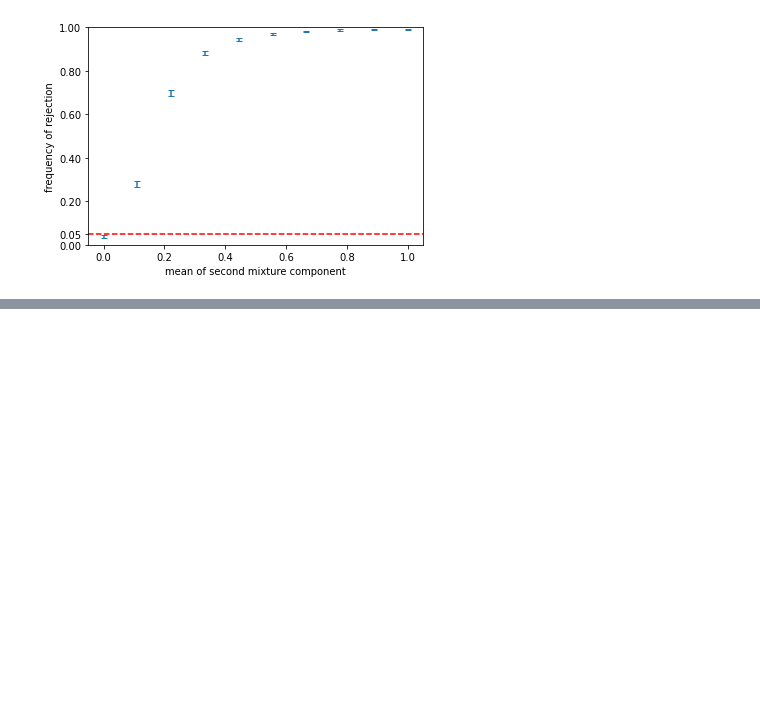
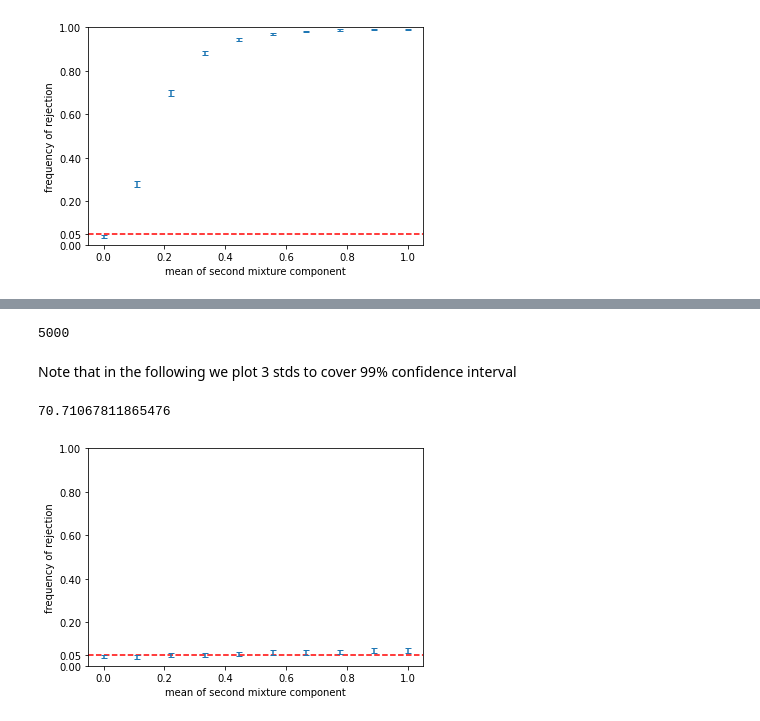
Before and after one commit to TimotheeMathieu/Adaptive_stopping_MC_RL, a Jupyter notebook: adastop/example_simulatedR/analyse.ipynb, the cells around one changed output, grey strips where cells are left out. Cells and saved outputs as stored; diff of their text form; code cells hidden in the pictures; blank space fills up the shorter version.

Commit message:
building plots

```diff
--- a/adastop/example_simulatedR/analyse.ipynb
+++ b/adastop/example_simulatedR/analyse.ipynb
@@ -74,0 +84,3 @@ plt.savefig(os.path.join(workdir, "gaussianVSmg.pdf"))
+# %%
+# path_res = "./mgres"
+path_res2 = "/home/ashilova/Adaptive_stopping_MC_RL/adastop/example_simulatedR/mgres/exp1"
@@ -74,0 +106,46 @@ plt.savefig(os.path.join(workdir, "gaussianVSmg.pdf"))
+# %%
+len(decs2[0.7777777777777777])
+# %% [output]
+5000
+# %% [markdown]
+Note that in the following we plot 3 stds to cover 99% confidence interval
+# %%
+power2 = {}
+power_std2 = {}
+power_confidence_interval2 = {}
+n_iter_avg2 = {}
+sqrt_n = np.sqrt(len(decs2[0]))
+print(sqrt_n)
+
+for dmu in decs2.keys():
+    p = np.array(decs2[dmu]) != "equal"
+    power2[dmu] = np.mean(p)
+    power_std2[dmu] = np.std(p)
+    power_confidence_interval2[dmu] = np.std(p)/sqrt_n*3
+for k in n_iters2.keys():
+    n_iter_avg2[k] = np.mean(n_iters2[k])
+
+powers2, power_stds2, power_confidence_intervals2 = dict(sorted(power2.items())),  dict(sorted(power_std2.items())), dict(sorted(power_confidence_interval2.items()))
+# %% [output]
+70.71067811865476
+# %%
+import sys
+import os
+home_folder = os.environ["HOME"]
+workdir = os.path.join(home_folder,"Adaptive_stopping_MC_RL","adastop", "example_simulatedR")
+sys.path.insert(0, workdir)
+
+plt.axhline(y = 0.05, color = 'r', linestyle = '--')
+# plt.axhline(y = 1, color = 'r', linestyle = '-')
+# plt.axhline(y = 0., color = 'r', linestyle = '-')
+plt.ylim((0,1))
+plt.yticks(np.append(np.linspace(0,1,6),0.05))
+# plt.errorbar(powers.keys(), powers.values(), list(power_stds.values()), linestyle='None', marker= 'o', capsize=3)
+plt.errorbar(powers2.keys(), powers2.values(), list(power_confidence_intervals2.values()), linestyle='None', fmt = "none", capsize=3)
+plt.ylabel("frequency of rejection")
+plt.xlabel("mean of second mixture component")
+
+plt.savefig(os.path.join(workdir, "gaussianVSmg_samemean.png"))
+plt.savefig(os.path.join(workdir, "gaussianVSmg_samemean.pdf"))
+# %% [output]
+[figure, added]
```
Also changed, not shown: parts of 15 cells of this notebook, 4 other files.
